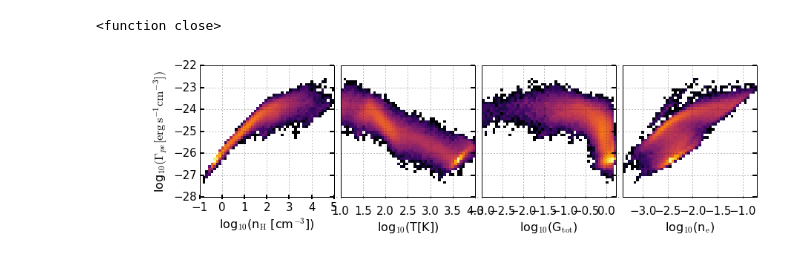
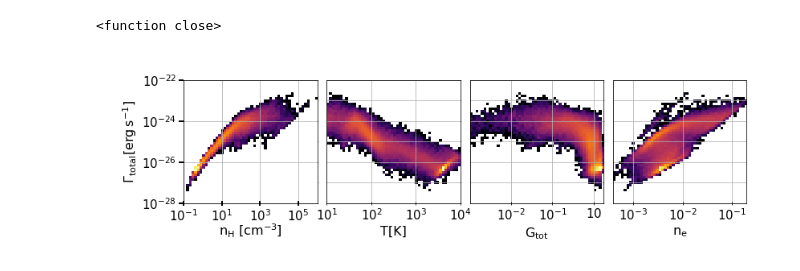
Before and after one commit to jcibanezm/PeHeat_AnalysisScripts, a Jupyter notebook: ReadFile_ParametricHeating.ipynb, the cells around one changed output. Saved outputs shown, nothing was run; the diff lists cells and outputs as text; code cells hidden in the pictures.

```diff
--- a/ReadFile_ParametricHeating.ipynb
+++ b/ReadFile_ParametricHeating.ipynb
@@ -23,13 +23,15 @@ Loading the library to compute the charge distribution of dust grains.
 # %%
 filename = "TotaHeating_parametric_0pcent.pkl"
-data_dir = "/home/jcibanezm/codes/run/PeHeat/ParametricHeating/"
+#data_dir = "/home/jcibanezm/codes/run/PeHeat/ParametricHeating/" #DustBox
+data_dir = "/Users/juan/codes/run/PeHeating/" #Laptop
+
 pkl_file = open("%s%s"%(data_dir, filename))
 heatDict = pickle.load(pkl_file)
 pkl_file.close
 # %% [output]
 <function close>
 # %%
-xsize = 12
+xsize = 11
 ysize = 3
 
 nfigs_x = 4
@@ -37,12 +39,19 @@ nfigs_y = 1
 
 fig = plt.figure(figsize=(xsize, ysize))
 
-hpad = 0.15
-wpad = 0.13
-wwpad = 0.01
+hpad = 0.181
+wpad = 0.10
+wwpad = 0.015
 
 xs_panel = 0.84 / nfigs_x
-ys_panel = 0.82 / nfigs_y
+ys_panel = 0.708 / nfigs_y
+
+# Formatting tick labels in log scale.
+def format_func(value, tick_number):
+    # find number of multiples of pi/2
+    return "10$^{%.i}$"%value
+
+
 
 ##########################################################################################################
 ############################             n          #######################################
@@ -65,14 +74,23 @@ jj = 0
 
 ax = fig.add_axes([wpad + ii*xs_panel, hpad + jj*ys_panel, xs_panel, ys_panel])
 
-cax = ax.hist2d(np.log10(heatDict["nH"]), np.log10(heatDict["PeHtot"]), bins=50, norm=LogNorm(), cmap="inferno", range=[[-1, 5.0],[-28, -22]])
+cax = ax.hist2d(np.log10(heatDict["nH"]), np.log10(heatDict["PeHtot"]), bins=50, norm=LogNorm(), cmap="inferno", range=[[-1, 6.0],[-28, -22]])
 
 ax.grid("on")
 ax.tick_params(axis='x', which='both', bottom='on', top='off', direction= 'inout',labelbottom='on') # labels along the bottom edge are off
-ax.set_ylabel("log$_{10} (\Gamma_{pe}[\mathrm{erg \, s}^{-1} \mathrm{cm}^{-3}])$", fontsize=16)
-ax.set_xlabel("log$_{10}$(n$_{\mathrm{H}}$ [cm$^{-3}$])", fontsize=16)
+ax.set_ylabel("$\Gamma_{\mathrm{total}}[\mathrm{erg \, s}^{-1}]$", fontsize=16)
+ax.set_xlabel("n$_{\mathrm{H}}$ [cm$^{-3}$]", fontsize=16, labelpad=-1)
 ax.tick_params(axis='x', which='both', bottom='on', labelbottom='on')
 ax.tick_params(axis='both', which='major', length=6, width=2, labelsize=15)
+
+
+majors = [-1, 1, 3, 5]
+ax.xaxis.set_major_locator(ticker.FixedLocator(majors))
+#ax.xaxis.set_major_locator(MaxNLocator(integer=True))
+ax.xaxis.set_major_formatter(plt.FuncFormatter(format_func))
+
+#ax.yaxis.set_major_locator(MaxNLocator(integer=True))
+ax.yaxis.set_major_formatter(plt.FuncFormatter(format_func))
 
 
 #------------------------------------------------------------------------------------------------
@@ -91,9 +109,12 @@ ax.tick_params(axis='x', which='both', bottom='on', labelbottom='on', labelsize=
 
 ax.tick_params(axis='x', which='both', bottom='on', top='off', direction= 'inout',labelbottom='on') # labels along the bottom edge are off
 
-ax.set_xlabel("log$_{10}$(T[K])", fontsize=16)
+ax.set_xlabel("T[K]", fontsize=16)
 
 ax.tick_params(axis='y', left="off", which='major', length=6, width=2, labelsize=0)
+
+#ax.xaxis.set_major_locator(MaxNLocator(integer=True))
+ax.xaxis.set_major_formatter(plt.FuncFormatter(format_func))
 
 
 #------------------------------------------------------------------------------------------------
@@ -103,7 +124,7 @@ jj = 0
 
 ax = fig.add_axes([wpad + ii*(xs_panel+wwpad), hpad + jj*ys_panel, xs_panel, ys_panel])
 
-cax = ax.hist2d(np.log10(heatDict["Gtot"]), np.log10(heatDict["PeHtot"]), bins=50, norm=LogNorm(), cmap="inferno", range=[[-3, np.log10(1.7)],[-28, -22]])
+cax = ax.hist2d(np.log10(heatDict["Gtot"]), np.log10(heatDict["PeHtot"]), bins=50, norm=LogNorm(), cmap="inferno", range=[[-2.99, np.log10(1.7)],[-28, -22]])
 
 ax.grid("on")
 
@@ -112,35 +133,44 @@ ax.tick_params(axis='x', which='both', bottom='on', labelbottom='on', labelsize=
 
 ax.tick_params(axis='x', which='both', bottom='on', top='off', direction= 'inout',labelbottom='on') # labels along the bottom edge are off
 
-ax.set_xlabel("log$_{10}$(G$_{\mathrm{tot}}$)", fontsize=16)
+ax.set_xlabel("G$_{\mathrm{tot}}$", fontsize=16)
 
 ax.tick_params(axis='y', left="off", which='major', length=6, width=2, labelsize=0)
+
+ax.xaxis.set_major_locator(MaxNLocator(integer=True))
+ax.xaxis.set_major_formatter(plt.FuncFormatter(format_func))
 
 
 #------------------------------------------------------------------------------------------------
 # From bottom left, to upper right.
 ii = 3
 jj = 0
 
 ax = fig.add_axes([wpad + ii*(xs_panel+wwpad), hpad + jj*ys_panel, xs_panel, ys_panel])
 
 cax = ax.hist2d(np.log10(heatDict["new_ne"]), np.log10(heatDict["PeHtot"]), bins=50, norm=LogNorm(), cmap="inferno", range=[[np.log10(np.min(heatDict["new_ne"])), np.log10(np.max(heatDict["new_ne"]))],[-28, -22]])
 
 ax.grid("on")
 
 ax.tick_params(axis='x', which='both', bottom='on', labelbottom='on', labelsize=15)
 #ax.tick_params(axis='both', which='major', length=6, width=2, labelsize=15)
 
 ax.tick_params(axis='x', which='both', bottom='on', top='off', direction= 'inout',labelbottom='on') # labels along the bottom edge are off
 
-ax.set_xlabel("log$_{10}$(n$_{\mathrm{e}}$)", fontsize=16)
+ax.set_xlabel("n$_{\mathrm{e}}$", fontsize=16)
 
 ax.tick_params(axis='y', left="off", which='major', length=6, width=2, labelsize=0)
 
+#ax.xaxis.set_major_locator(MaxNLocator(integer=True))
+ax.xaxis.set_major_formatter(plt.FuncFormatter(format_func))
 
-fig.savefig("/home/jcibanezm/Dropbox/Projects/Papers/In_Progress/PeHeat_dust/Figures/TotalHeating_parametric.df", format="pdf")
+
+
+#fig.savefig("/home/jcibanezm/Dropbox/Projects/Papers/In_Progress/PeHeat_dust/Figures/TotalHeating_parametric.df", format="pdf")
+fig.savefig("/Users/juan/Dropbox/Projects/Papers/In_Progress/PeHeat_dust/Figures/TotalHeating_parametric.pdf", format="pdf")
+
 
 fig.show()
 # %% [output]
-[figure, old version]
+[figure, new version]
 # %%
```
Also changed, not shown: parts of 4 cells of this notebook, 3 other files.
